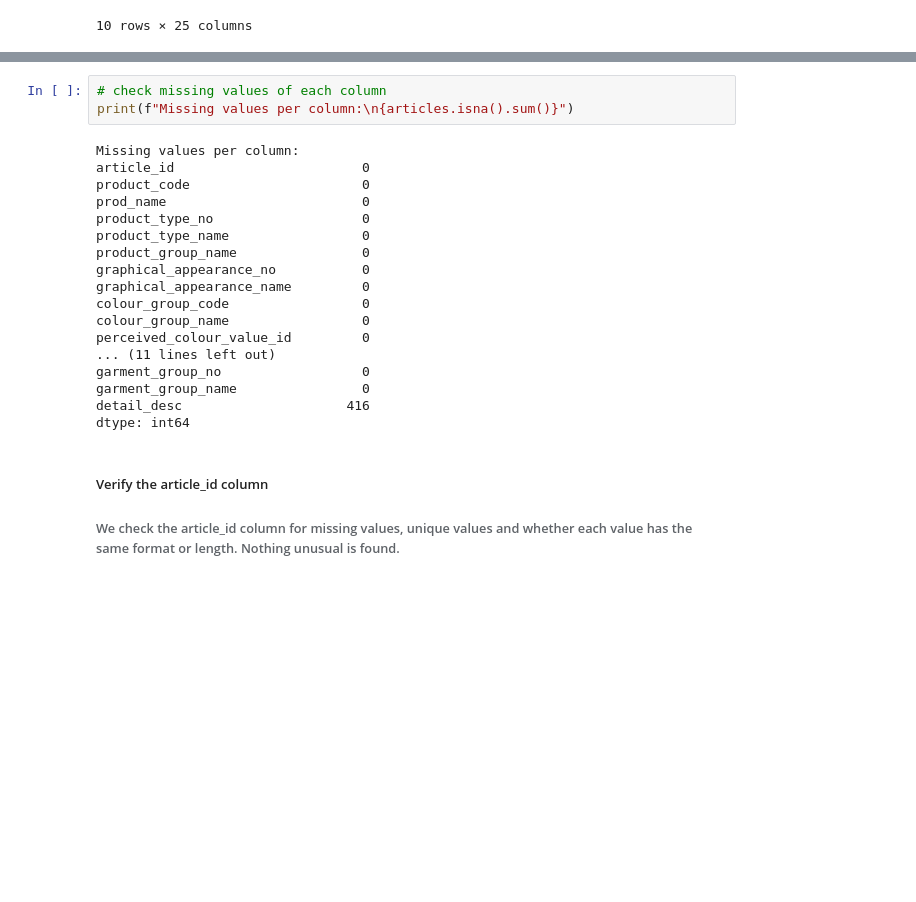
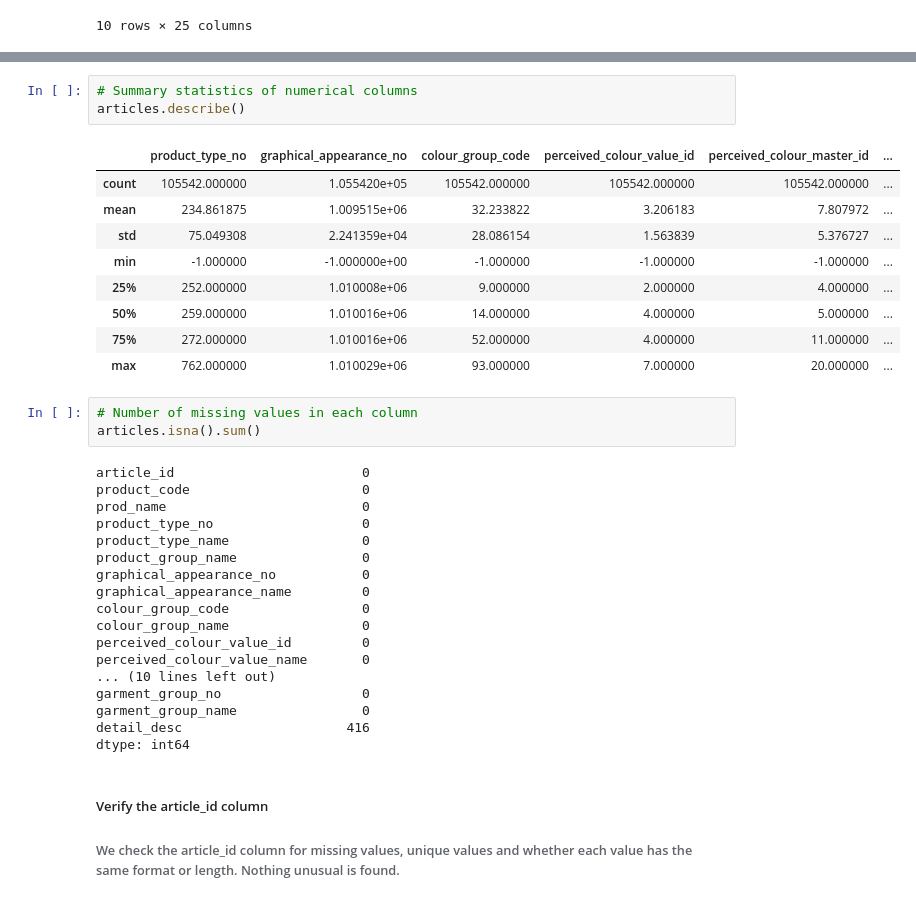
Before and after one commit to LienM/ai-project-23-24, a Jupyter notebook: MaksimKarnaukh/EDA.ipynb, the cells around one changed output, grey strips where cells are left out. Saved outputs shown, nothing was run; the diff lists cells and outputs as text; blank space fills up the shorter version.

```diff
--- a/MaksimKarnaukh/EDA.ipynb
+++ b/MaksimKarnaukh/EDA.ipynb
@@ -30,8 +52,20 @@ articles.head(10)
+# %%
+# Summary statistics of numerical columns
+articles.describe()
+# %% [output]
+|  | product_type_no | graphical_appearance_no | colour_group_code | perceived_colour_value_id | perceived_colour_master_id | ... |
+| count | 105542.000000 | 1.055420e+05 | 105542.000000 | 105542.000000 | 105542.000000 | ... |
+| mean | 234.861875 | 1.009515e+06 | 32.233822 | 3.206183 | 7.807972 | ... |
+| std | 75.049308 | 2.241359e+04 | 28.086154 | 1.563839 | 5.376727 | ... |
+| min | -1.000000 | -1.000000e+00 | -1.000000 | -1.000000 | -1.000000 | ... |
+| 25% | 252.000000 | 1.010008e+06 | 9.000000 | 2.000000 | 4.000000 | ... |
+| 50% | 259.000000 | 1.010016e+06 | 14.000000 | 4.000000 | 5.000000 | ... |
+| 75% | 272.000000 | 1.010016e+06 | 52.000000 | 4.000000 | 11.000000 | ... |
+| max | 762.000000 | 1.010029e+06 | 93.000000 | 7.000000 | 20.000000 | ... |
 # %%
-# check missing values of each column
-print(f"Missing values per column:\n{articles.isna().sum()}")
+# Number of missing values in each column
+articles.isna().sum()
 # %% [output]
-Missing values per column:
 article_id                        0
 product_code                      0
 prod_name                         0
@@ -43,7 +77,8 @@ graphical_appearance_name         0
 colour_group_code                 0
 colour_group_name                 0
 perceived_colour_value_id         0
-... (11 lines left out)
+perceived_colour_value_name       0
+... (10 lines left out)
 garment_group_no                  0
 garment_group_name                0
 detail_desc                     416
```
Also changed, not shown: parts of 62 cells of this notebook, 1 other file.
